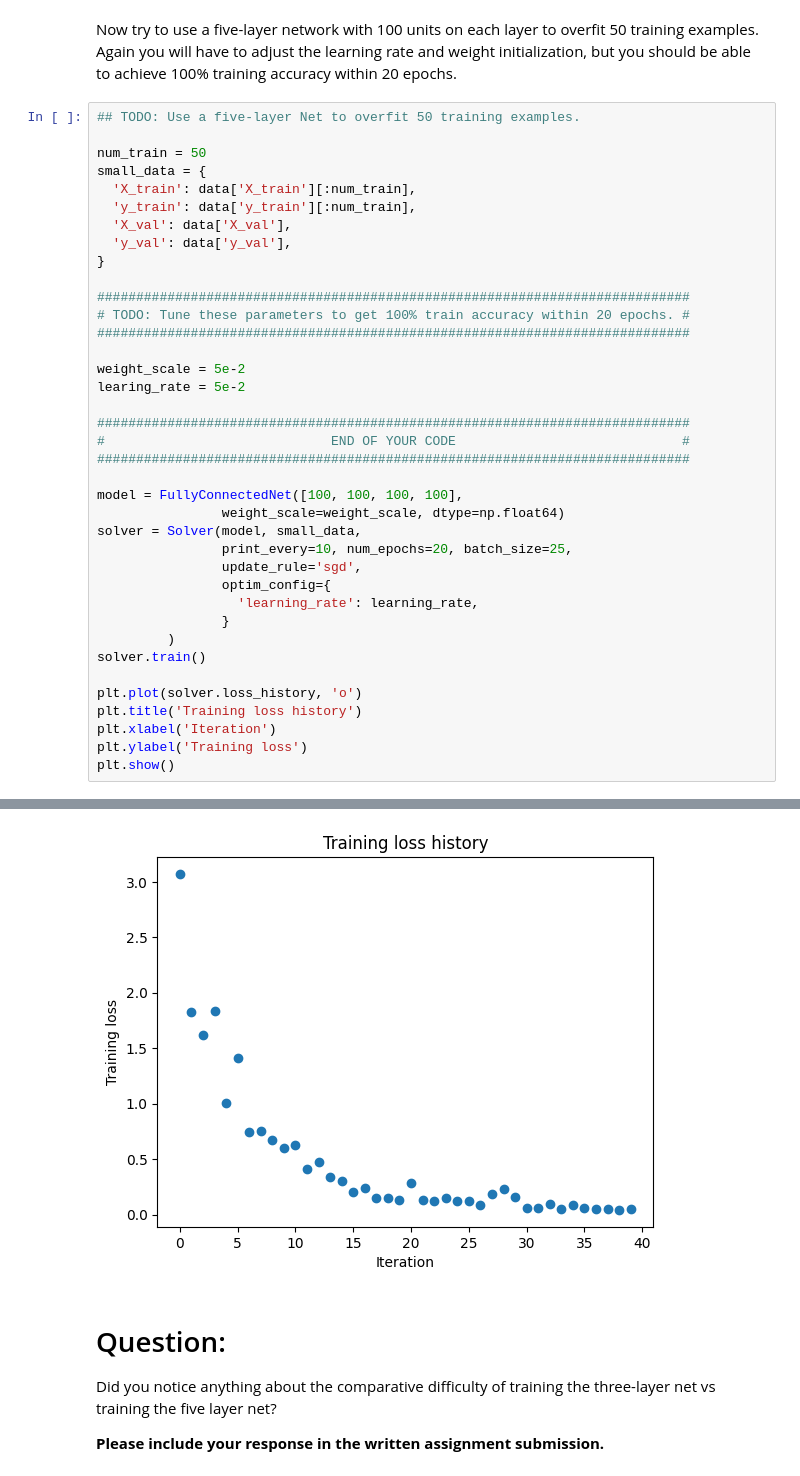
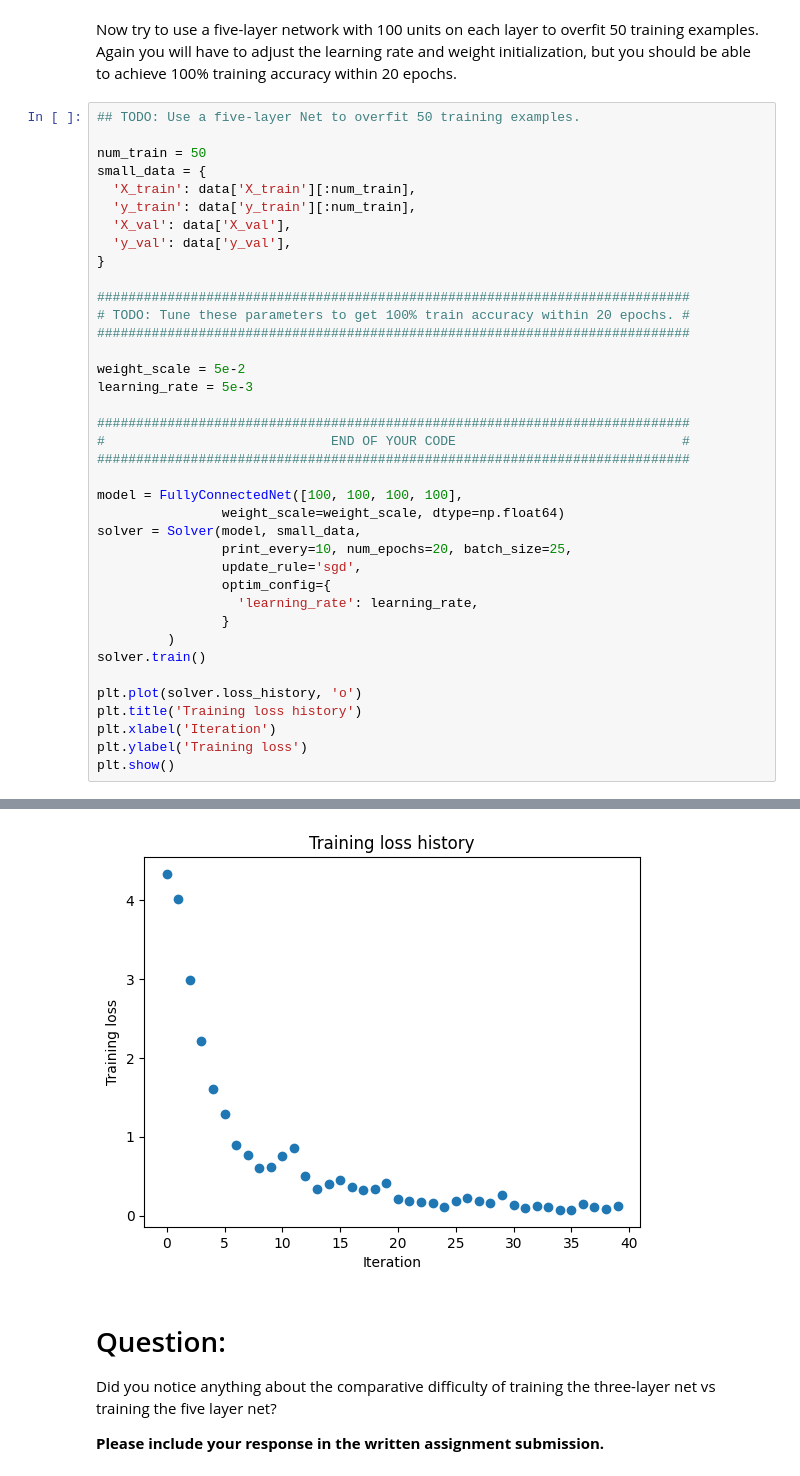
Before and after one commit to Starshooter11/cs182fa26, a Jupyter notebook: hw00/code/networks.ipynb, the cells around one changed output, grey strips where cells are left out. Saved outputs shown, nothing was run; the diff lists cells and outputs as text.

```diff
--- a/hw00/code/networks.ipynb
+++ b/hw00/code/networks.ipynb
@@ -621,7 +621,7 @@ small_data = {
 ############################################################################
 
 weight_scale = 5e-2
-learing_rate = 5e-2
+learning_rate = 5e-3
 
 ############################################################################
 #                             END OF YOUR CODE                             #
@@ -664,4 +664,4 @@ plt.show()
-[figure, old version]
+[figure, new version]
 # %% [markdown]
 # Question:
 Did you notice anything about the comparative difficulty of training the three-layer net vs training the five layer net?
```
Also changed, not shown: parts of 1 cell of this notebook.
